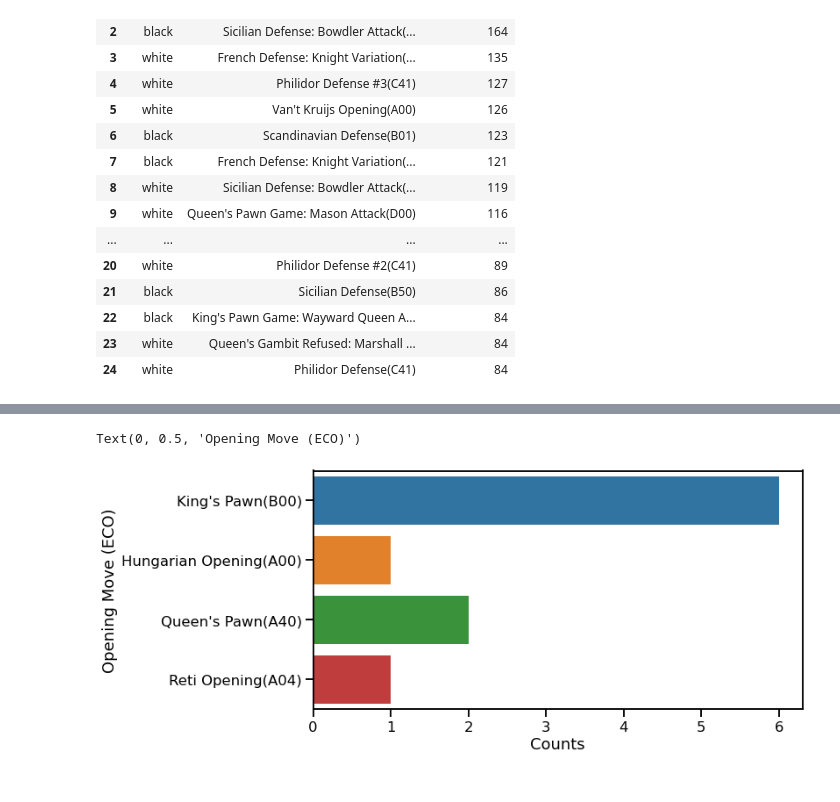
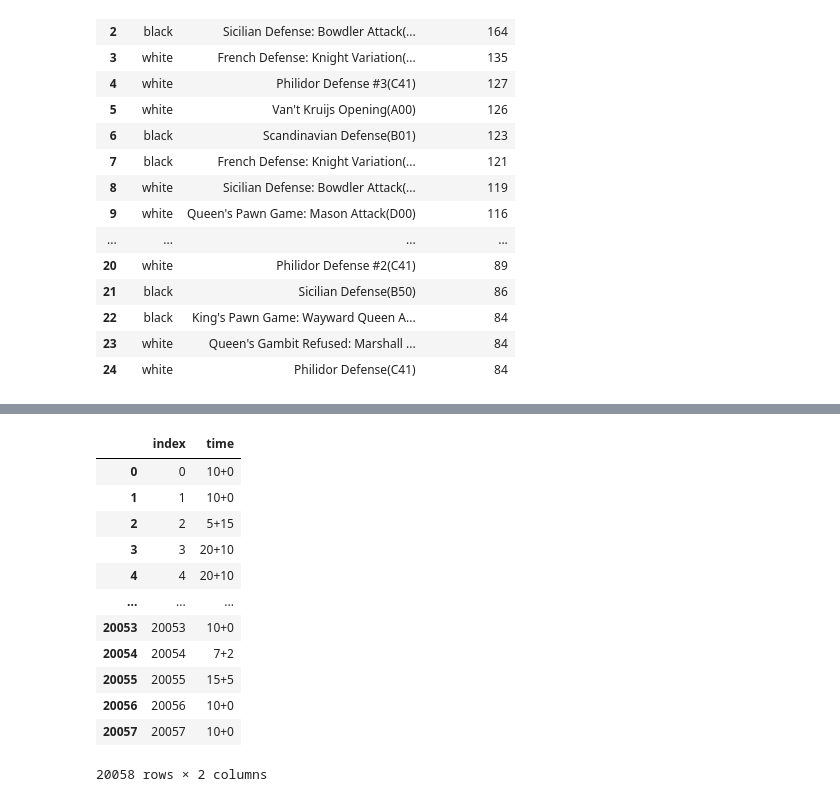
Before and after one commit to data301-2020-winter1/course-project-group_6025, a Jupyter notebook: analysis/Robiian1989/Milestone 2.ipynb, the cells around one changed output, grey strips where cells are left out. Cells and saved outputs as stored; diff of their text form; code cells hidden in the pictures.

```diff
--- a/analysis/Robiian1989/Milestone 2.ipynb
+++ b/analysis/Robiian1989/Milestone 2.ipynb
@@ -145,8 +143,19 @@ plt.savefig('wins_per_opening_per_colour')
-# %%
-plt.figure(figsize=(10,5))
-sns.countplot(y='move_name_and_eco',data=df1.head(10))
-plt.xlabel('Counts')
-plt.ylabel('Opening Move (ECO)')
-# %% [output]
-Text(0, 0.5, 'Opening Move (ECO)')
-[figure, removed]
+# %%
+df_time=df1.time
+df1.time
+df_time=df_time.reset_index()
+df_time
+# %% [output]
+|  | index | time |
+| 0 | 0 | 10+0 |
+| 1 | 1 | 10+0 |
+| 2 | 2 | 5+15 |
+| 3 | 3 | 20+10 |
+| 4 | 4 | 20+10 |
+| ... | ... | ... |
+| 20053 | 20053 | 10+0 |
+| 20054 | 20054 | 7+2 |
+| 20055 | 20055 | 15+5 |
+| 20056 | 20056 | 10+0 |
+| 20057 | 20057 | 10+0 |
+20058 rows × 2 columns
```
Also changed, not shown: parts of 7 cells of this notebook, 4 other files.
